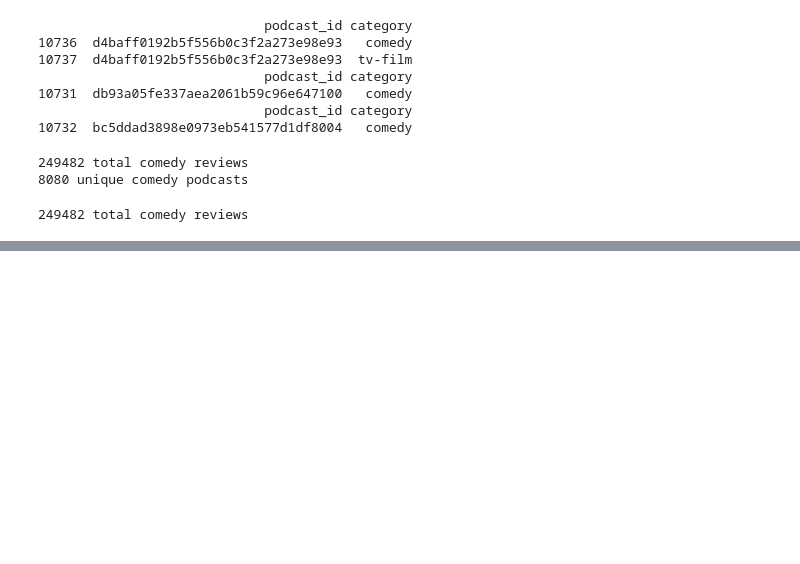
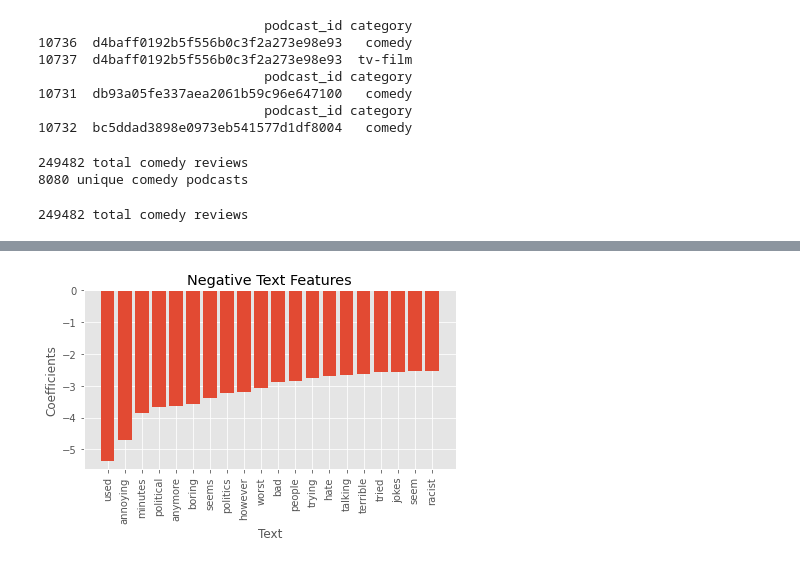
Before and after one commit to mattslatt/podcast_reviews, a Jupyter notebook: notebooks/podcast_modeling.ipynb, the cells around one changed output, grey strips where cells are left out. Cells and saved outputs as stored; diff of their text form; code cells hidden in the pictures; blank space fills up the shorter version.

```diff
--- a/notebooks/podcast_modeling.ipynb
+++ b/notebooks/podcast_modeling.ipynb
@@ -110,0 +191,16 @@ weighted avg       0.89      0.90      0.86     62371
+# %%
+sw = stopwords.words("english")
+podcast_sw = ['podcast','episode','get','keep','episodes','podcasts','would']
+updated_sw = sw + podcast_sw
+# %%
+# rerun the model with oversampling, new stop words, bigrams
+
+mult_nb = Pipeline([
+    ('vect', CountVectorizer(stop_words = updated_sw, ngram_range=(1,2))),
+    ('tfidf', TfidfTransformer()),
+    ('clf', MultinomialNB()),
+])
+mult_nb.fit(X_train_resampled, y_train_resampled)
+predicted = mult_nb.predict(X_test)
+
+print(classification_report(y_test, predicted))
@@ -110,0 +226,11 @@ weighted avg       0.89      0.90      0.86     62371
+# %%
+sgdc = Pipeline([
+    ('vect', CountVectorizer(stop_words = updated_sw, ngram_range=(1,2))),
+    ('tfidf', TfidfTransformer()),
+    ('clf', SGDClassifier()),
+])
+
+sgdc.fit(X_train_resampled, y_train_resampled)
+predicted = sgdc.predict(X_test)
+
+print(classification_report(y_test, predicted))
@@ -136,0 +283,20 @@ plt.savefig('../img/baseline_model_performance.png', dpi=300)
+# %%
+# interpret model features to extract information about common phrases in
+# positive vs negative reviews
+
+text_features = sgdc.named_steps.vect.get_feature_names()
+model_coefs = sgdc.named_steps.clf.coef_
+
+text_coefs = pd.DataFrame(index=text_features, data={'coefs': model_coefs[0]})
+text_coefs = text_coefs.iloc[(text_coefs['coefs']).argsort()]
+
+fig, ax = plt.subplots()
+ax.bar(text_coefs.index[:20], text_coefs['coefs'][:20].values)
+ax.tick_params(axis='x', labelrotation=90)
+ax.set_title('Negative Text Features')
+ax.set_ylabel('Coefficients')
+ax.set_xlabel('Text')
+plt.tight_layout()
+plt.savefig('../img/negative_text_coefficients.png', dpi=300)
+# %% [output]
+[figure, added]
```
Also changed, not shown: parts of 21 cells of this notebook, 8 other files.
